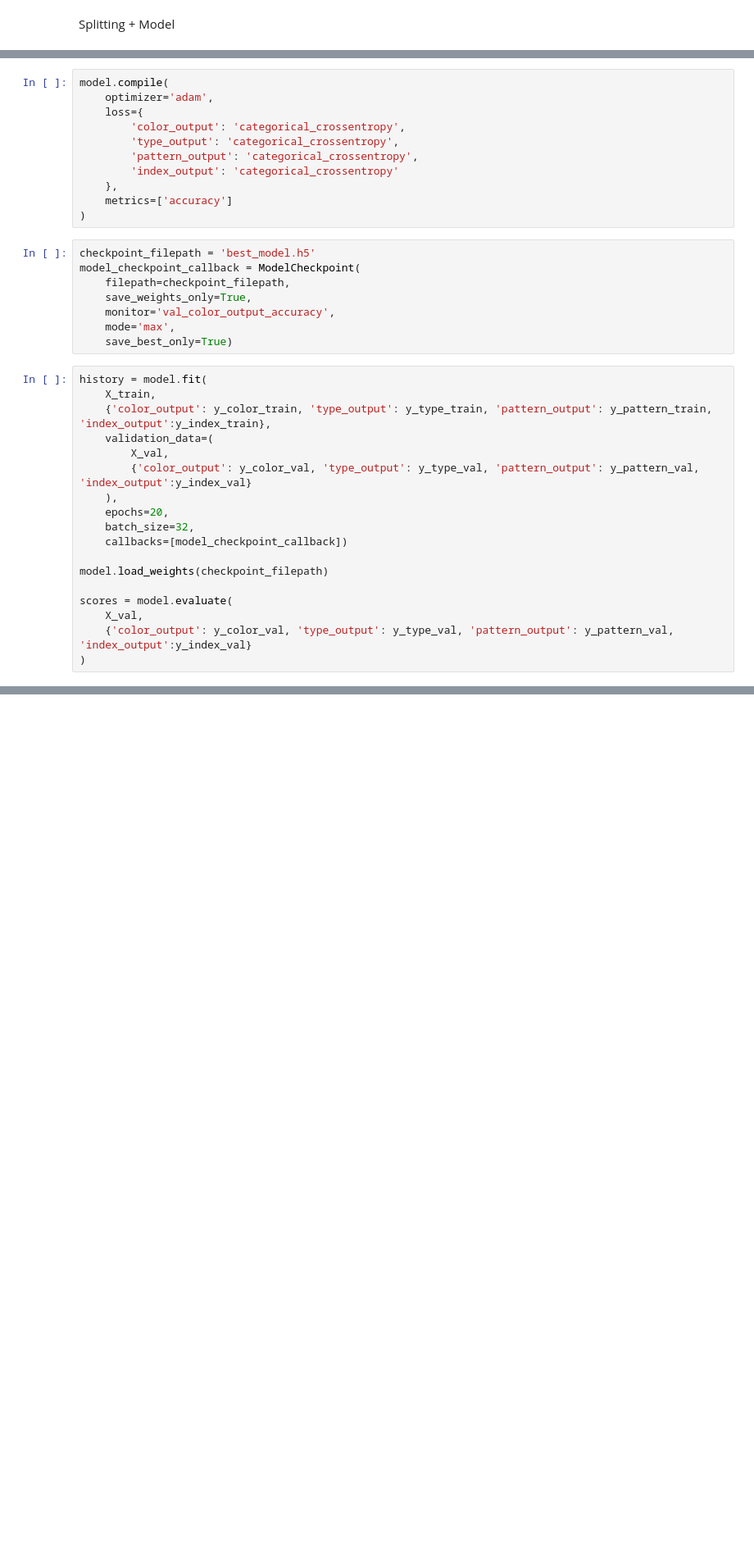
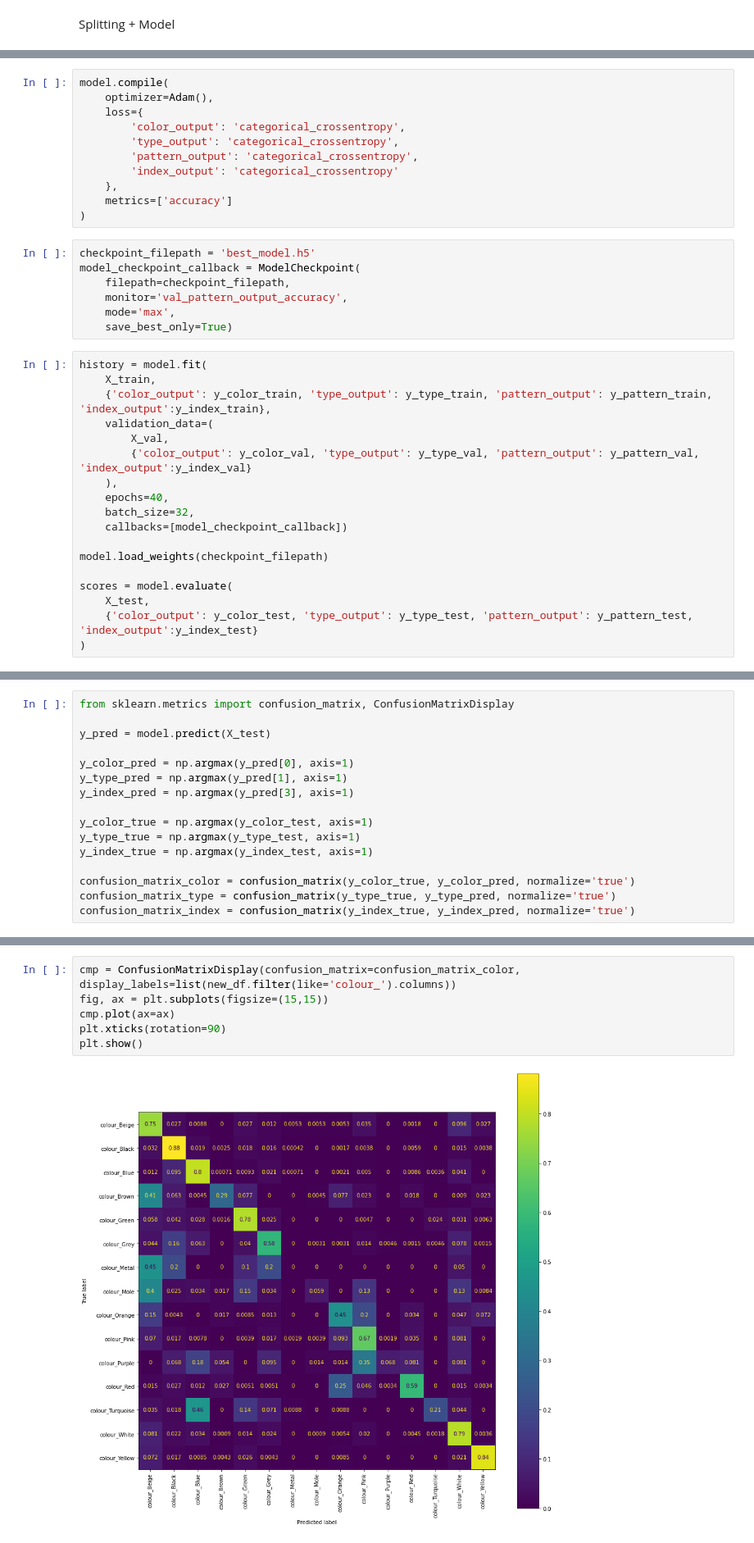
Before and after one commit to kuzmatsukanov/kuzma_omri_noa_data_project, a Jupyter notebook: image_identification_noa.ipynb, the cells around one changed output, grey strips where cells are left out. Shown at 82% size. Drawn from its saved outputs; the diff is of its cells as text; blank space fills up the shorter version.

Commit message:
confusion matrixes

```diff
--- a/image_identification_noa.ipynb
+++ b/image_identification_noa.ipynb
@@ -287,6 +341,6 @@ ________________________________________________________________________________
 # %%
 model.compile(
-    optimizer='adam',
+    optimizer=Adam(),
     loss={
         'color_output': 'categorical_crossentropy',
         'type_output': 'categorical_crossentropy',
@@ -299,8 +353,7 @@ model.compile(
 checkpoint_filepath = 'best_model.h5'
 model_checkpoint_callback = ModelCheckpoint(
     filepath=checkpoint_filepath,
-    save_weights_only=True,
-    monitor='val_color_output_accuracy',
+    monitor='val_pattern_output_accuracy',
     mode='max',
     save_best_only=True)
 # %%
@@ -311,14 +364,14 @@ history = model.fit(
         X_val,
         {'color_output': y_color_val, 'type_output': y_type_val, 'pattern_output': y_pattern_val, 'index_output':y_index_val}
     ),
-    epochs=20,
+    epochs=40,
     batch_size=32,
     callbacks=[model_checkpoint_callback])
 
 model.load_weights(checkpoint_filepath)
 
 scores = model.evaluate(
-    X_val,
-    {'color_output': y_color_val, 'type_output': y_type_val, 'pattern_output': y_pattern_val, 'index_output':y_index_val}
+    X_test,
+    {'color_output': y_color_test, 'type_output': y_type_test, 'pattern_output': y_pattern_test, 'index_output':y_index_test}
 )
 # %% [output]
@@ -377,0 +399,16 @@ color_array[index_to_try], type_array[index_to_try], pattern_array[index_to_try]
+# %%
+from sklearn.metrics import confusion_matrix, ConfusionMatrixDisplay
+
+y_pred = model.predict(X_test)
+
+y_color_pred = np.argmax(y_pred[0], axis=1)
+y_type_pred = np.argmax(y_pred[1], axis=1)
+y_index_pred = np.argmax(y_pred[3], axis=1)
+
+y_color_true = np.argmax(y_color_test, axis=1)
+y_type_true = np.argmax(y_type_test, axis=1)
+y_index_true = np.argmax(y_index_test, axis=1)
+
+confusion_matrix_color = confusion_matrix(y_color_true, y_color_pred, normalize='true')
+confusion_matrix_type = confusion_matrix(y_type_true, y_type_pred, normalize='true')
+confusion_matrix_index = confusion_matrix(y_index_true, y_index_pred, normalize='true')
@@ -377,0 +417,8 @@ color_array[index_to_try], type_array[index_to_try], pattern_array[index_to_try]
+# %%
+cmp = ConfusionMatrixDisplay(confusion_matrix=confusion_matrix_color, display_labels=list(new_df.filter(like='colour_').columns))
+fig, ax = plt.subplots(figsize=(15,15))
+cmp.plot(ax=ax)
+plt.xticks(rotation=90)
+plt.show()
+# %% [output]
+[figure, added]
```
Also changed, not shown: parts of 30 cells of this notebook.
